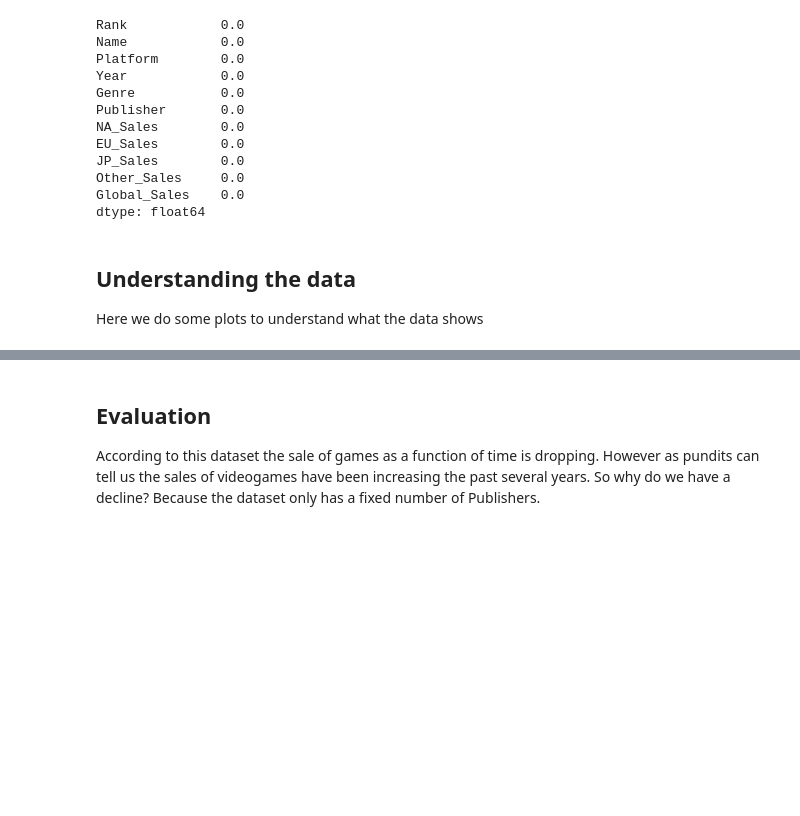
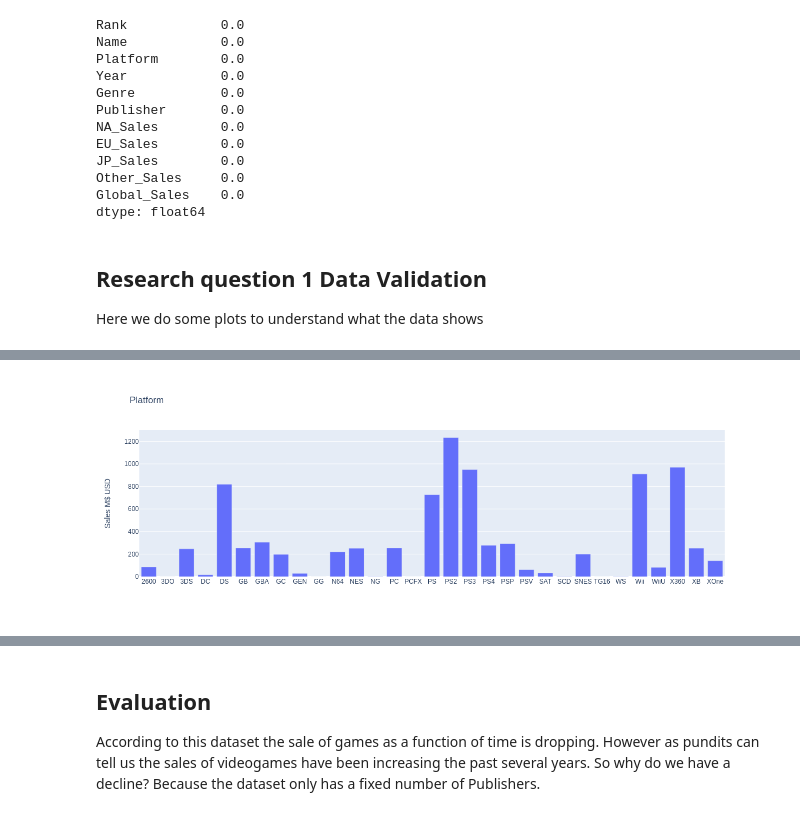
Before and after one commit to CuDeA0/udnanoDSC01, a Jupyter notebook: jpNotebook.ipynb, the cells around one changed output, grey strips where cells are left out. Saved outputs shown, nothing was run; the diff lists cells and outputs as text; code cells hidden in the pictures; blank space fills up the shorter version.

Commit message:
Finished answering questions

```diff
--- a/jpNotebook.ipynb
+++ b/jpNotebook.ipynb
@@ -95,13 +112,18 @@ Other_Sales     0.0
 Global_Sales    0.0
 dtype: float64
 # %% [markdown]
-## Understanding the data
+## Research question 1 Data Validation
 Here we do some plots to understand what the data shows
 # %%
 # Select the categorical values
 sales = ["NA_Sales", "EU_Sales", "JP_Sales", "Other_Sales"]
 # %%
 from code.plotPlotly import histBase
-histBase(df_clean, "Platform", sales)
+fig = histBase(df_clean, "Platform", ["Global_Sales"])
+fig.update_layout(
+    yaxis_title="Sales M$ USD",
+)
+fig.write_image("figures/overallPlatform.png")
+fig.show()
 # %% [output]
 [interactive output not drawn]
@@ -108,0 +130 @@ histBase(df_clean, "Platform", sales)
+[figure, added]
```
Also changed, not shown: parts of 20 cells of this notebook, 3 other files.
